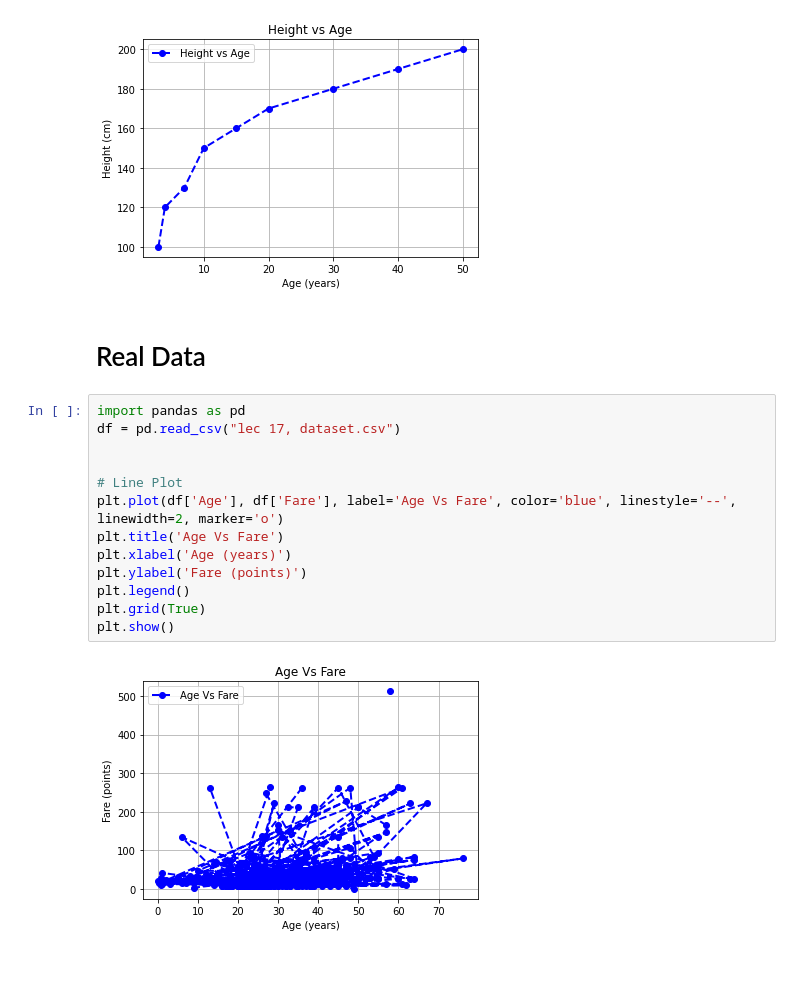
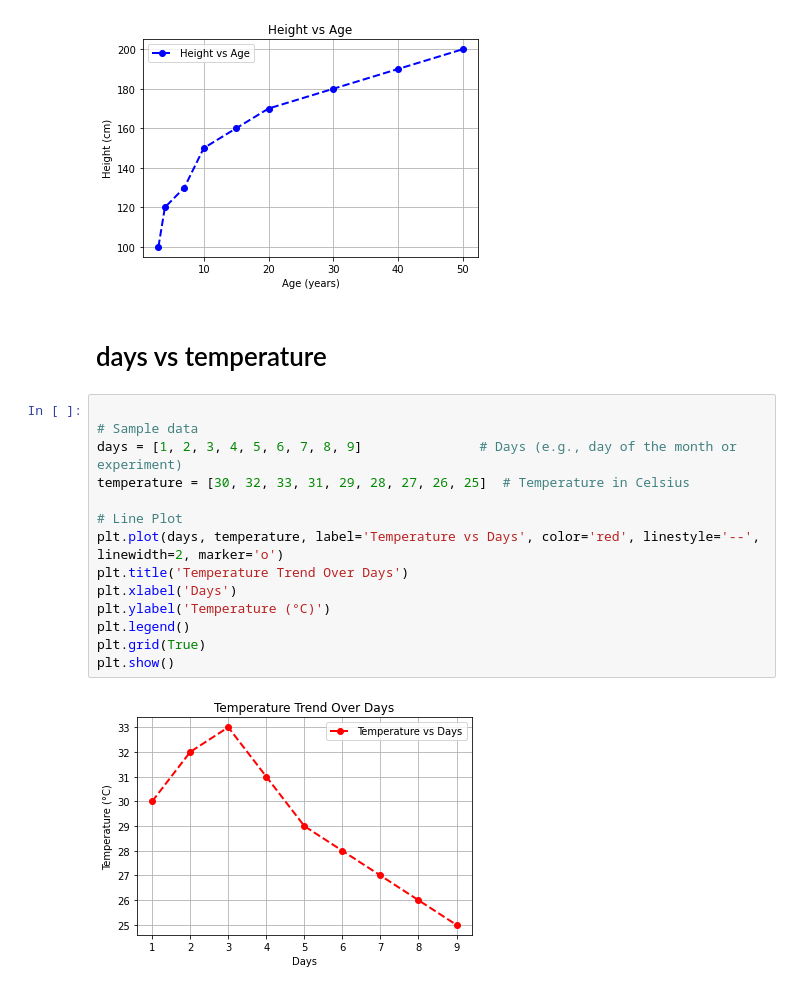
Before and after one commit to 611noorsaeed/Python-for-Data-Science, a Jupyter notebook: lec 24, What is a Line Plot, Matplotlib Full Tutorial, Complete Python Plotting Guide.ipynb, the cells around one changed output. Cells and saved outputs as stored; diff of their text form.

```diff
--- a/lec 24, What is a Line Plot, Matplotlib Full Tutorial, Complete Python Plotting Guide.ipynb
+++ b/lec 24, What is a Line Plot, Matplotlib Full Tutorial, Complete Python Plotting Guide.ipynb
@@ -41,19 +41,20 @@ plt.show()
 # %% [output]
 [figure]
 # %% [markdown]
-# Real Data
+# days vs temperature
 # %%
-import pandas as pd
-df = pd.read_csv("lec 17, dataset.csv")
 
+# Sample data
+days = [1, 2, 3, 4, 5, 6, 7, 8, 9]               # Days (e.g., day of the month or experiment)
+temperature = [30, 32, 33, 31, 29, 28, 27, 26, 25]  # Temperature in Celsius
 
 # Line Plot
-plt.plot(df['Age'], df['Fare'], label='Age Vs Fare', color='blue', linestyle='--', linewidth=2, marker='o')
-plt.title('Age Vs Fare')
-plt.xlabel('Age (years)')
-plt.ylabel('Fare (points)')
+plt.plot(days, temperature, label='Temperature vs Days', color='red', linestyle='--', linewidth=2, marker='o')
+plt.title('Temperature Trend Over Days')
+plt.xlabel('Days')
+plt.ylabel('Temperature (°C)')
 plt.legend()
 plt.grid(True)
 plt.show()
 # %% [output]
-[figure, old version]
+[figure, new version]
```
